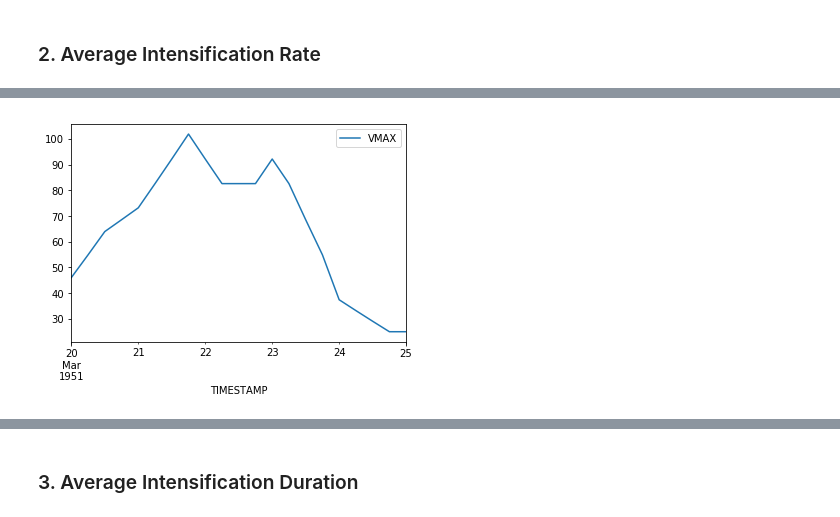
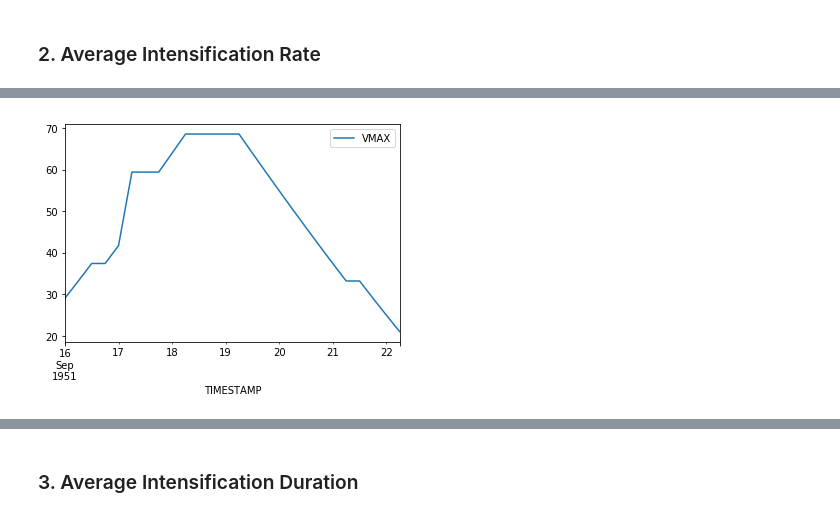
Before and after one commit to ngcaden/pacific_typhoon_model, a Jupyter notebook: correlation_exponential-model_intensification-metrics_JTWC.ipynb, the cells around one changed output, grey strips where cells are left out. Drawn from its saved outputs; the diff is of its cells as text; code cells hidden in the pictures.

```diff
--- a/correlation_exponential-model_intensification-metrics_JTWC.ipynb
+++ b/correlation_exponential-model_intensification-metrics_JTWC.ipynb
@@ -91,7 +97,6 @@ array([  5453.,   5459.,   5468.,   5481.,   5490.,   5495.,   5504.,
 # %%
-test = dataset[dataset['CycNo']==5453]
+test = dataset[dataset['CycNo']==5504]
+test.plot('TIMESTAMP','VMAX')
+plt.show()
+# %% [output]
+[figure, added]
-# %%
-test.plot('TIMESTAMP','VMAX')
-plt.show()
-# %% [output]
-[figure, removed]
```
Also changed, not shown: parts of 25 cells of this notebook, 6 other files.
